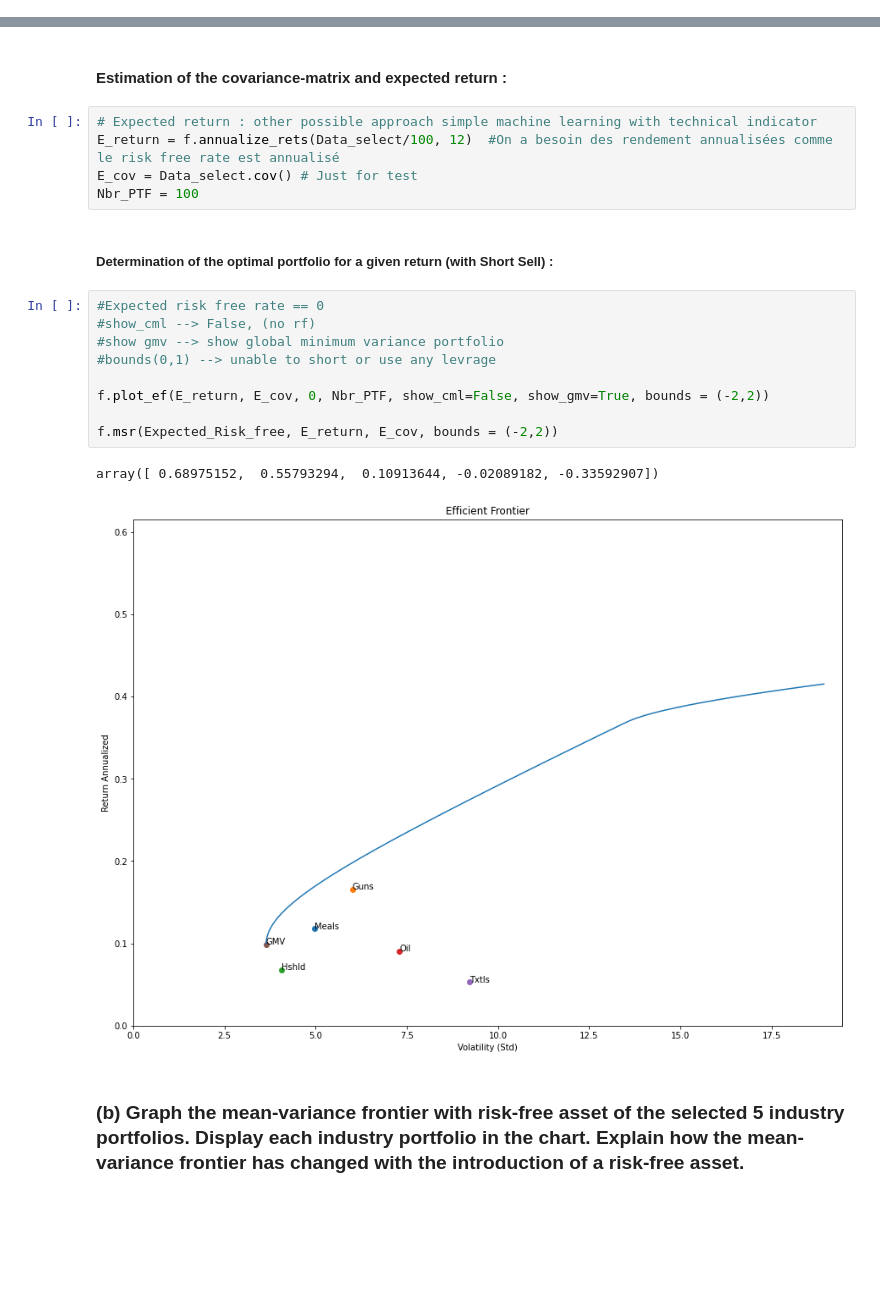
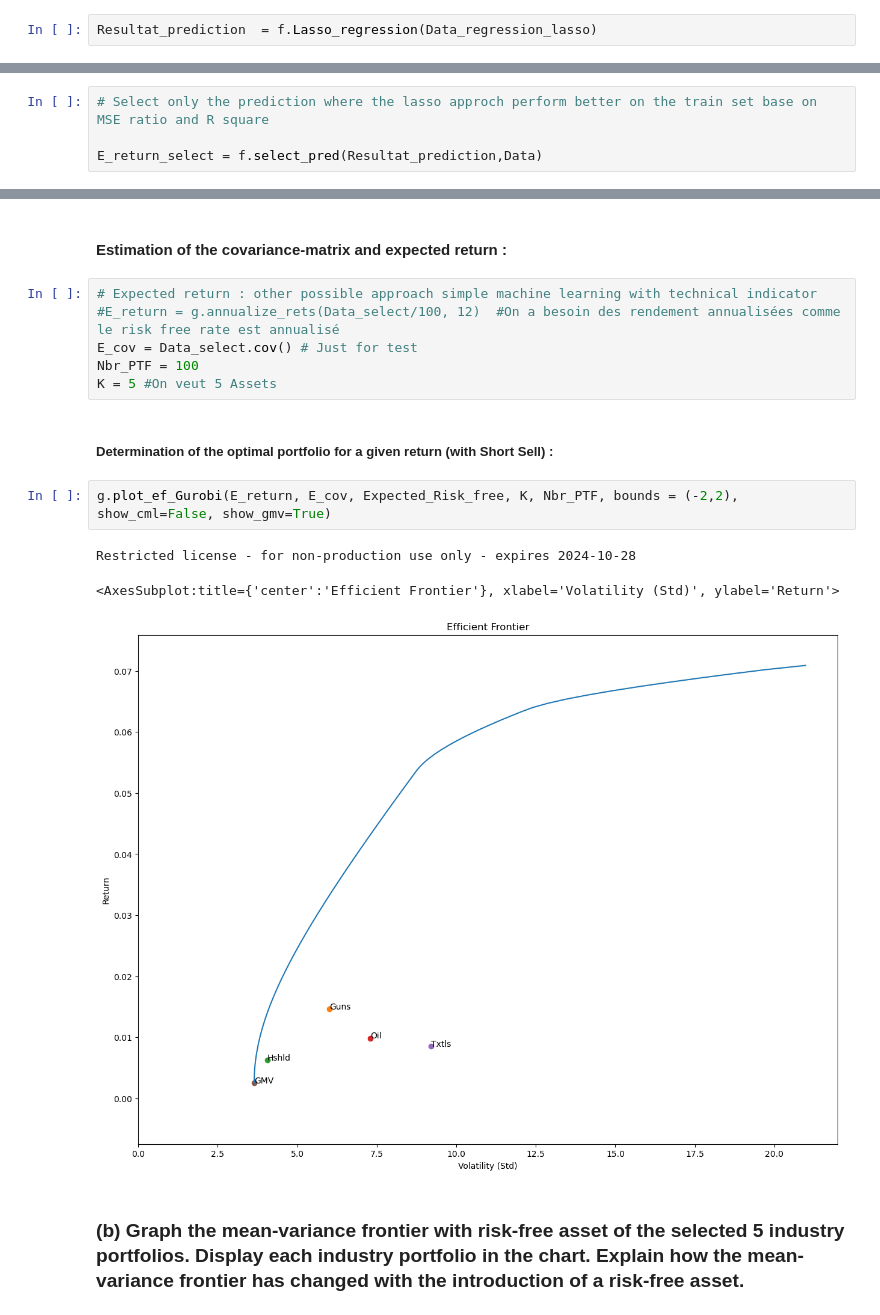
Before and after one commit to Damnsky100/Portfolio, a Jupyter notebook: Assignment_TP1.ipynb, the cells around one changed output, grey strips where cells are left out. Cells and saved outputs as stored; diff of their text form; blank space fills up the shorter version.

```diff
--- a/Assignment_TP1.ipynb
+++ b/Assignment_TP1.ipynb
@@ -42,0 +70,2 @@ Expected_Risk_free = f.Load_rf(path_rf)/100
+# %%
+Resultat_prediction  = f.Lasso_regression(Data_regression_lasso)
@@ -42,0 +91,4 @@ Expected_Risk_free = f.Load_rf(path_rf)/100
+# %%
+# Select only the prediction where the lasso approch perform better on the train set base on MSE ratio and R square
+
+E_return_select = f.select_pred(Resultat_prediction,Data)
@@ -48,22 +102,17 @@ Display each industry portfolio in the chart.
 #### Estimation of the covariance-matrix and expected return   :
 # %%
 # Expected return : other possible approach simple machine learning with technical indicator
-E_return = f.annualize_rets(Data_select/100, 12)  #On a besoin des rendement annualisées comme le risk free rate est annualisé
+#E_return = g.annualize_rets(Data_select/100, 12)  #On a besoin des rendement annualisées comme le risk free rate est annualisé
 E_cov = Data_select.cov() # Just for test
 Nbr_PTF = 100
+K = 5 #On veut 5 Assets
 # %% [markdown]
 ##### Determination of the optimal  portfolio  for a given return (with Short Sell) :
-# %%
-#Expected risk free rate == 0
-#show_cml --> False, (no rf)
-#show gmv --> show global minimum variance portfolio
-#bounds(0,1) --> unable to short or use any levrage
-
-f.plot_ef(E_return, E_cov, 0, Nbr_PTF, show_cml=False, show_gmv=True, bounds = (-2,2))
-
-f.msr(Expected_Risk_free, E_return, E_cov, bounds = (-2,2))
-# %% [output]
-array([ 0.68975152,  0.55793294,  0.10913644, -0.02089182, -0.33592907])
-[figure, removed]
+# %%
+g.plot_ef_Gurobi(E_return, E_cov, Expected_Risk_free, K, Nbr_PTF, bounds = (-2,2), show_cml=False, show_gmv=True)
+# %% [output]
+Restricted license - for non-production use only - expires 2024-10-28
+<AxesSubplot:title={'center':'Efficient Frontier'}, xlabel='Volatility (Std)', ylabel='Return'>
+[figure, added]
 # %% [markdown]
 ### (b) Graph the mean-variance frontier with risk-free asset of the selected 5 industry portfolios. Display each industry portfolio in the chart. Explain how the mean-variance frontier has changed with the introduction of a risk-free asset.
```
Also changed, not shown: parts of 50 cells of this notebook, 3 other files.
